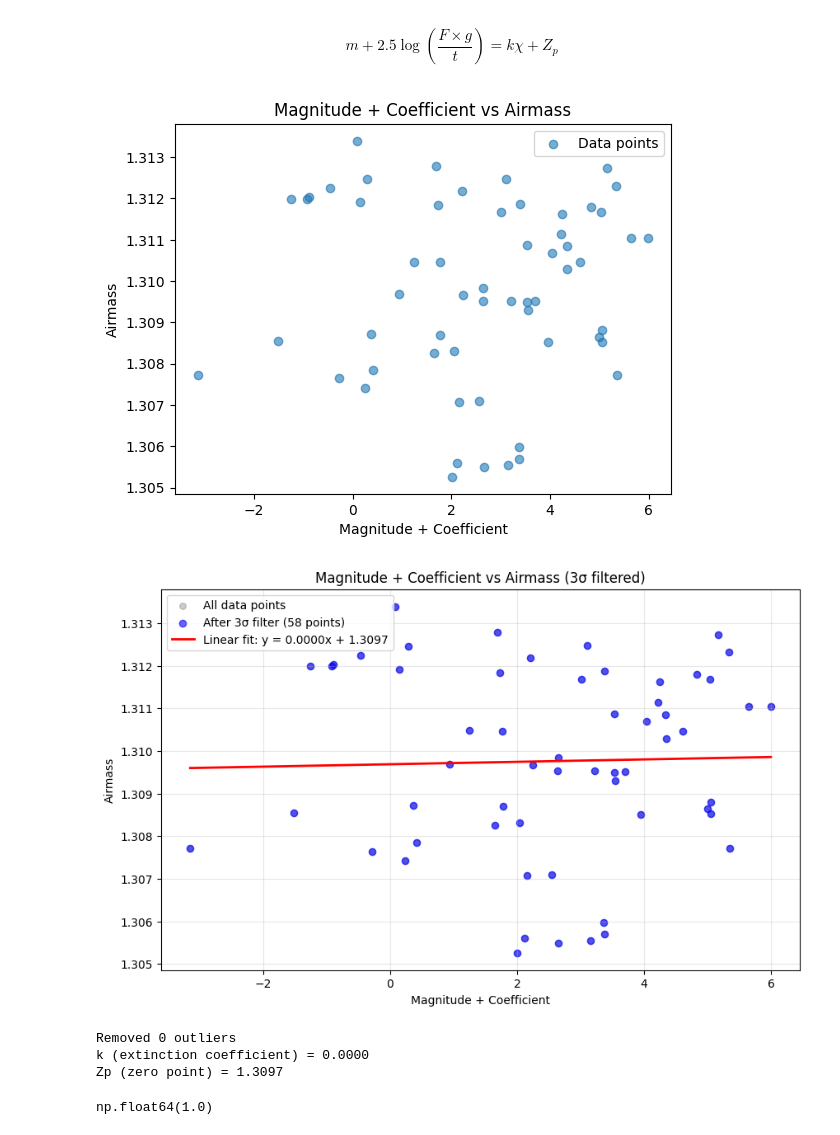
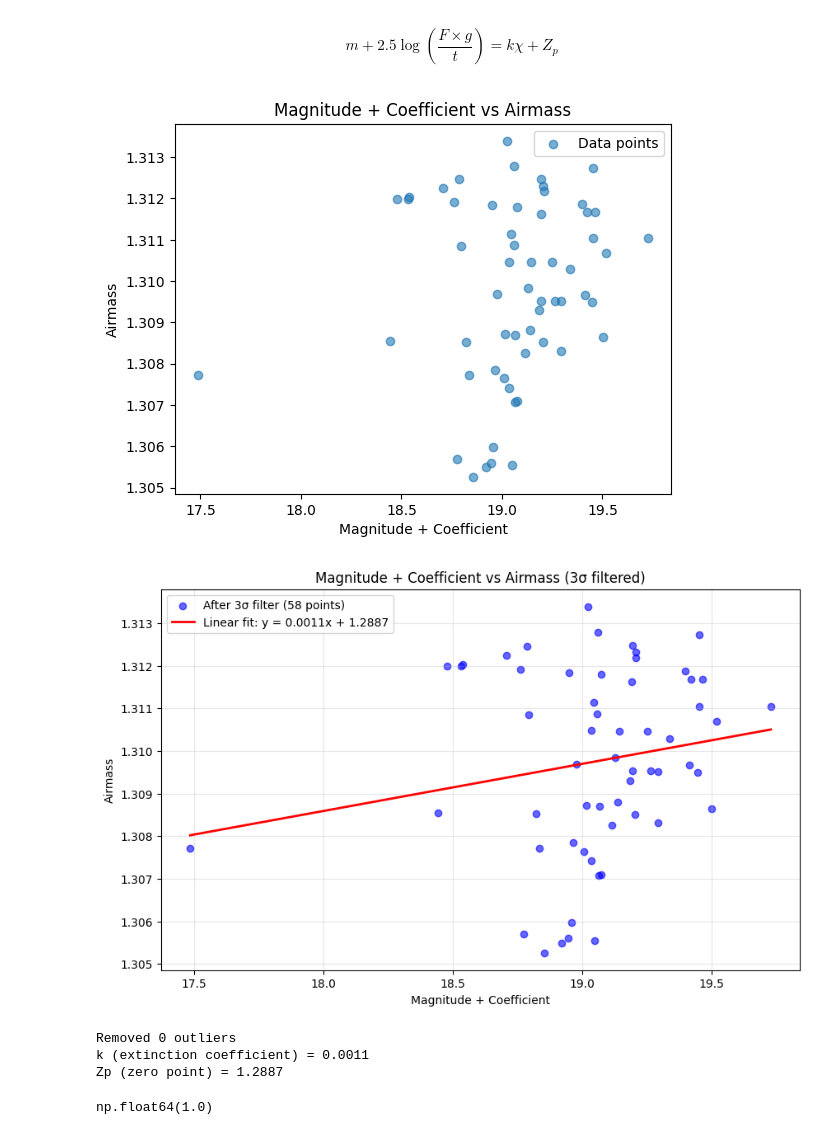
Before and after one commit to Catarsis99/Master-thesis, a Jupyter notebook: image_info.ipynb, the cells around one changed output. Saved outputs shown, nothing was run; the diff lists cells and outputs as text; code cells hidden in the pictures.

```diff
--- a/image_info.ipynb
+++ b/image_info.ipynb
@@ -428,3 +428,10 @@ QTable length=242
 | 240 | 525.0368242487349 | 966.9381933890105 | 0.9771020989605375 | -0.17035556247647526 | 0.26107342030436864 | 25 | 6512.630067595635 | 8671.751689890885 | -9.845267084063346 | ... |
 | 241 | 1.7175391172871342 | 969.5131814380826 | 0.5236832315480909 | -0.5893006228829846 | -0.9679002590982874 | 25 | 62864.63006759564 | 603148.6013519127 | -14.451060812673482 | ... |
 | 242 | 0.8894939397244116 | 973.1429823594164 | 0.4880939753360597 | 0.7185629027730501 | -0.3063241789178178 | 25 | 62592.63006759564 | 547018.0810815303 | -14.345004204243796 | ... |
+# %%
+# Add real flux and real magnitude columns
+# Real flux = instrumental flux * gain / exposure_time
+sources['real_flux'] = sources['flux'] * gain / exptime
+sources['real_mag'] = -2.5 * np.log10(sources['real_flux'])
+
+sources
@@ -436,6 +463,8 @@ df_image = pd.DataFrame({
     'ycentroid': sources['ycentroid'][matched],
     'flux': sources['flux'][matched],
     'mag': sources['mag'][matched],
+    'real_flux': sources['real_flux'][matched],
+    'real_mag': sources['real_mag'][matched],
     'ra': image_coords.ra.degree[matched],
     'dec': image_coords.dec.degree[matched],
 })
@@ -526,7 +555,7 @@ len(altitude_deg), len(airmass)
 $$m+2.5\log{\left(\frac{F\times g}{t}\right)}=k \chi +Z_p$$
 # %%
 magnitude = df_gaia['phot_g_mean_mag']
-coefficient = -2.5*np.log10((gain*df_image['flux']) / exptime)
+coefficient = 2.5*np.log10((gain*df_image['real_flux']) / exptime)
 
 matched_airmass = airmass[idx[matched]]
 len(magnitude), len(coefficient)
@@ -537,10 +566,10 @@ plt.title('Magnitude + Coefficient vs Airmass')
 plt.legend()
 plt.show()
 # %% [output]
-[figure, old version]
+[figure, new version]
 # %%
 magnitude = df_gaia['phot_g_mean_mag']
-coefficient = -2.5*np.log10((gain*df_image['flux']) / exptime)
+coefficient = 2.5*np.log10((gain*df_image['real_flux']) / exptime)
 
 matched_airmass = airmass[idx[matched]]
 
@@ -552,37 +581,37 @@ y_data = matched_airmass.value  # Extract value from Quantity
 mean_y = np.mean(y_data)
 std_y = np.std(y_data)
 valid = np.abs(y_data - mean_y) < 3 * std_y
 
 x_clean = x_data[valid]
 y_clean = y_data[valid]
 
 # Fit linear function
 coeffs = np.polyfit(x_clean, y_clean, 1)
 k, zp = coeffs
 x_line = np.array([x_clean.min(), x_clean.max()])
 y_line = k * x_line + zp
 
 # Plot
 plt.figure(figsize=(10, 6))
 # plt.scatter(x_data, y_data, alpha=0.4, color='gray', label='All data points', s=30)
 plt.scatter(x_clean, y_clean, alpha=0.6, color='blue', label=f'After 3σ filter ({len(x_clean)} points)')
 plt.plot(x_line, y_line, 'r-', linewidth=2, label=f'Linear fit: y = {k:.4f}x + {zp:.4f}')
 
 plt.xlabel('Magnitude + Coefficient')
 plt.ylabel('Airmass')
 plt.title('Magnitude + Coefficient vs Airmass (3σ filtered)')
 plt.legend()
 plt.grid(True, alpha=0.3)
 plt.show()
 
 print(f"Removed {len(y_data) - len(y_clean)} outliers")
 print(f"k (extinction coefficient) = {k:.4f}")
 print(f"Zp (zero point) = {zp:.4f}")
 # %% [output]
-[figure, old version]
+[figure, new version]
 Removed 0 outliers
-k (extinction coefficient) = 0.0000
-Zp (zero point) = 1.3097
+k (extinction coefficient) = 0.0011
+Zp (zero point) = 1.2887
 # %%
 import numpy as np
 np.cos(np.degrees(0))
```
Also changed, not shown: parts of 4 cells of this notebook, 14 other files.
